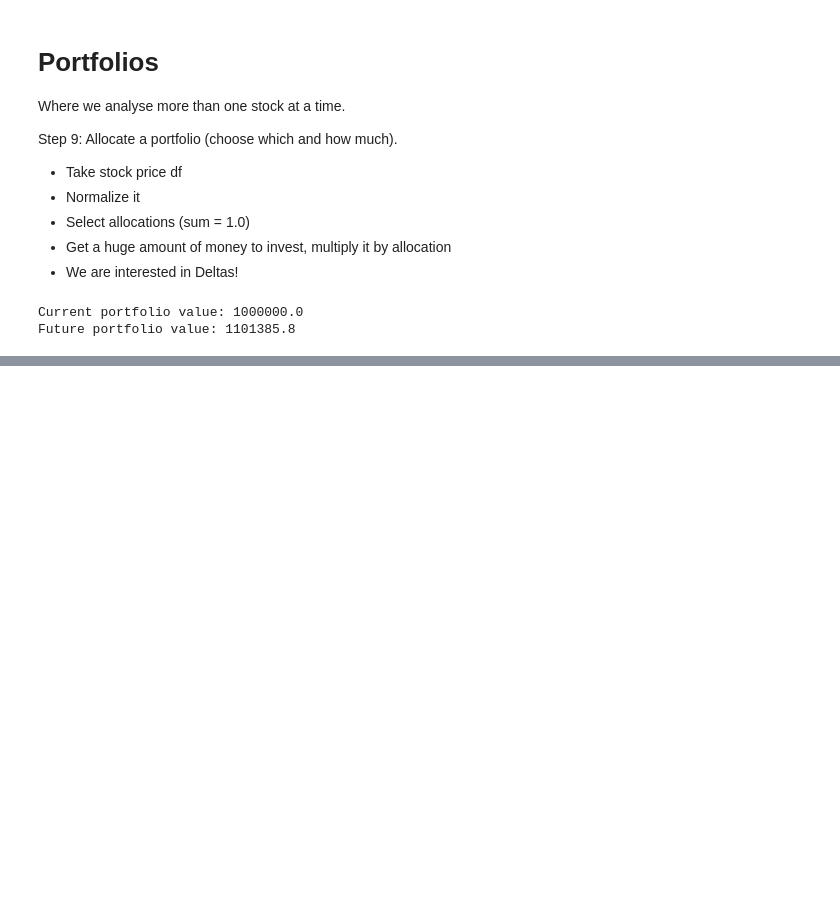
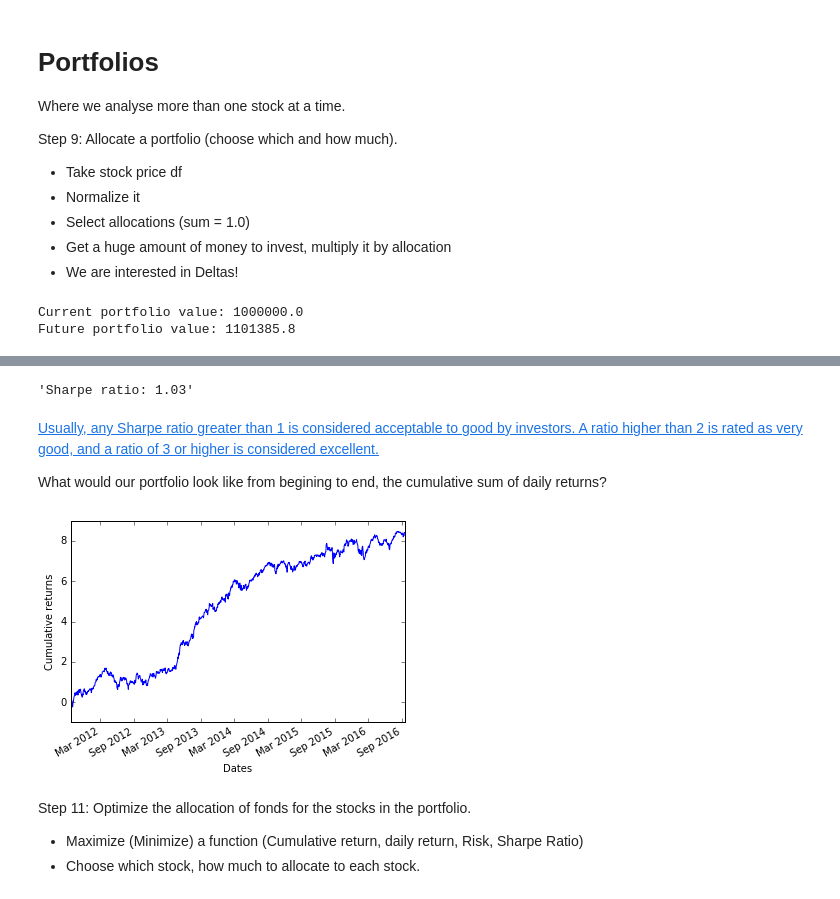
Before and after one commit to luisecastro/stock_trading, a Jupyter notebook: stock_market.ipynb, the cells around one changed output, grey strips where cells are left out. Cells and saved outputs as stored; diff of their text form; code cells hidden in the pictures; blank space fills up the shorter version.

Commit message:
Optimizers

```diff
--- a/stock_market.ipynb
+++ b/stock_market.ipynb
@@ -246,0 +288,27 @@ Future portfolio value: 1101385.8
+# %%
+portfolio = dailyReturns.sum(axis=1)
+mdr = portfolio.mean()
+sdr = portfolio.std()
+drf = 0.002
+samples = 252 # Daily traiding days
+
+'Sharpe ratio: {}'.format(round(k(samples)*sharpe(mdr,drf,sdr),2))
+# %% [output]
+'Sharpe ratio: 1.03'
+# %% [markdown]
+[Usually, any Sharpe ratio greater than 1 is considered acceptable to good by investors. A ratio higher than 2 is rated as very good, and a ratio of 3 or higher is considered excellent.](http://www.investopedia.com/ask/answers/010815/what-good-sharpe-ratio.asp#ixzz4LI74kuJG)
+
+What would our portfolio look like from begining to end, the cumulative sum of daily returns?
+# %%
+ax = portfolio.cumsum().plot()
+ax.set_xlabel('Dates')
+ax.set_ylabel('Cumulative returns')
+plt.show()
+#plt.plot(time_slice(portfolio.cumsum(),'2016-03-01','2016-09-20'))
+#plt.show()
+# %% [output]
+[figure, added]
+# %% [markdown]
+Step 11: Optimize the allocation of fonds for the stocks in the portfolio.
+- Maximize (Minimize) a function (Cumulative return, daily return, Risk, Sharpe Ratio)
+- Choose which stock, how much to allocate to each stock.
```
Also changed, not shown: parts of 6 cells of this notebook.
